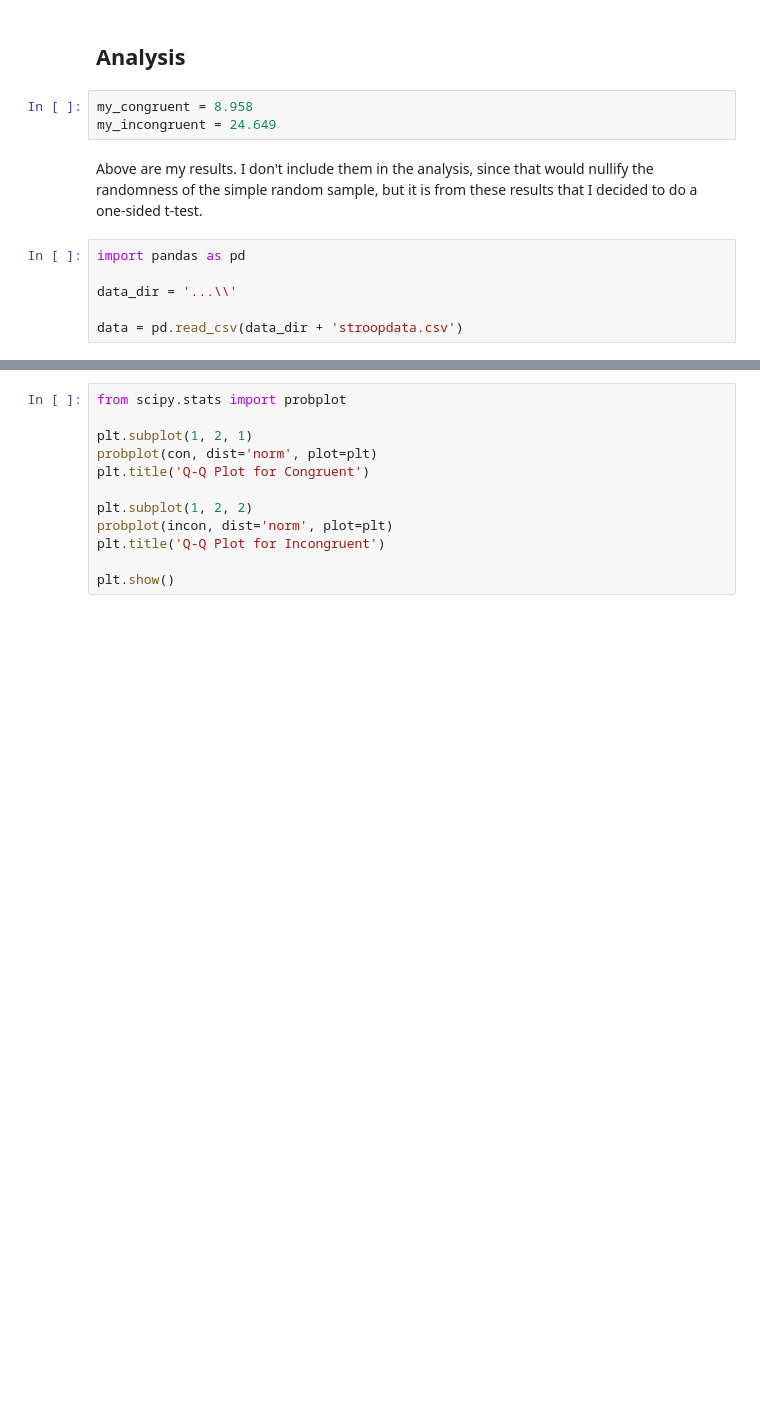
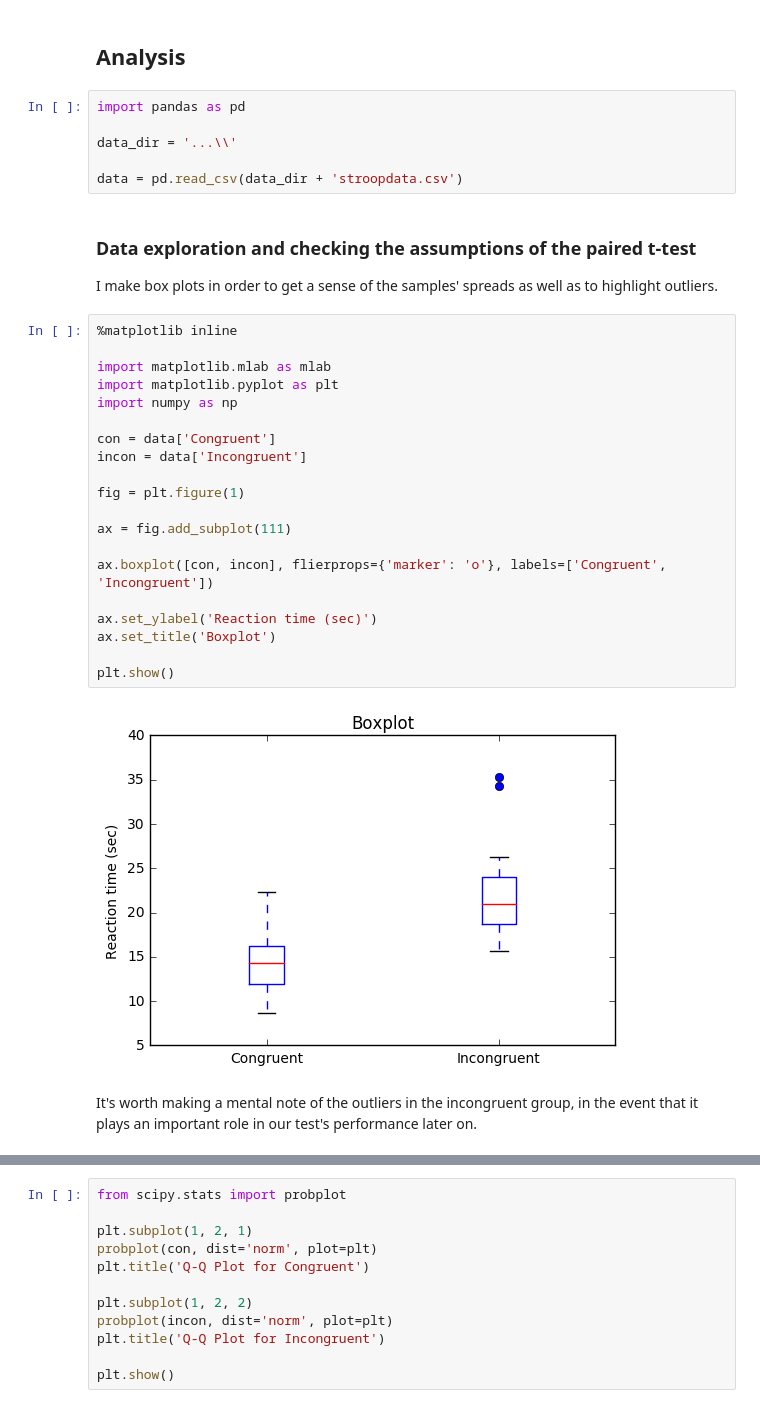
Before and after one commit to uipo78/Data-Analyst-Nanodegree, a Jupyter notebook: P1/P1.ipynb, the cells around one changed output, grey strips where cells are left out. Saved outputs shown, nothing was run; the diff lists cells and outputs as text; blank space fills up the shorter version.

```diff
--- a/P1/P1.ipynb
+++ b/P1/P1.ipynb
@@ -20,14 +32,37 @@ Note that this is a within-subject experimental design: each row corresponds to
 # %% [markdown]
 ## Analysis
-# %%
-my_congruent = 8.958
-my_incongruent = 24.649
-# %% [markdown]
-Above are my results. I don't include them in the analysis, since that would nullify the randomness of the simple random sample, but it is from these results that I decided to do a one-sided t-test.
 # %%
 import pandas as pd
 
 data_dir = '...\\'
 
 data = pd.read_csv(data_dir + 'stroopdata.csv')
+# %% [markdown]
+### Data exploration and checking the assumptions of the paired t-test
+
+I make box plots in order to get a sense of the samples' spreads as well as to highlight outliers.
+# %%
+%matplotlib inline
+
+import matplotlib.mlab as mlab
+import matplotlib.pyplot as plt
+import numpy as np
+
+con = data['Congruent']
+incon = data['Incongruent']
+
+fig = plt.figure(1)
+
+ax = fig.add_subplot(111)
+
+ax.boxplot([con, incon], flierprops={'marker': 'o'}, labels=['Congruent', 'Incongruent'])
+
+ax.set_ylabel('Reaction time (sec)')
+ax.set_title('Boxplot')
+
+plt.show()
+# %% [output]
+[figure, added]
+# %% [markdown]
+It's worth making a mental note of the outliers in the incongruent group, in the event that it plays an important role in our test's performance later on.
 # %% [markdown]
```
Also changed, not shown: parts of 14 cells of this notebook.
